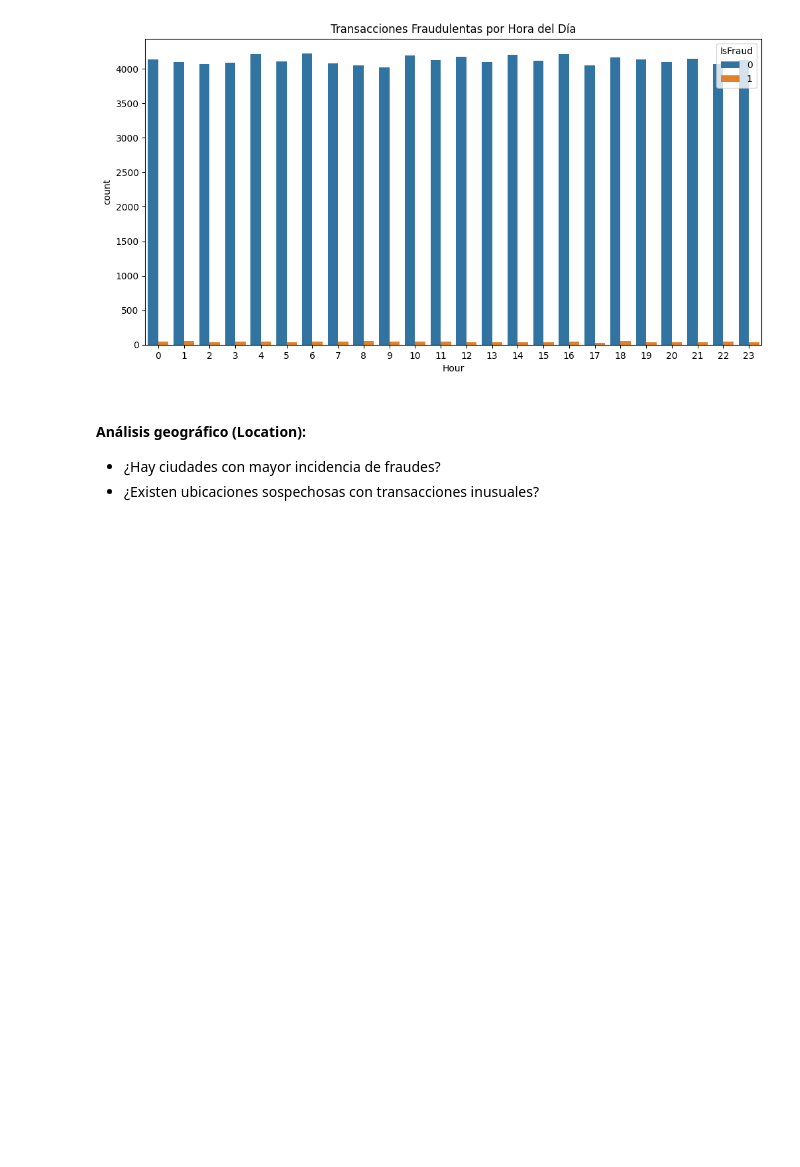
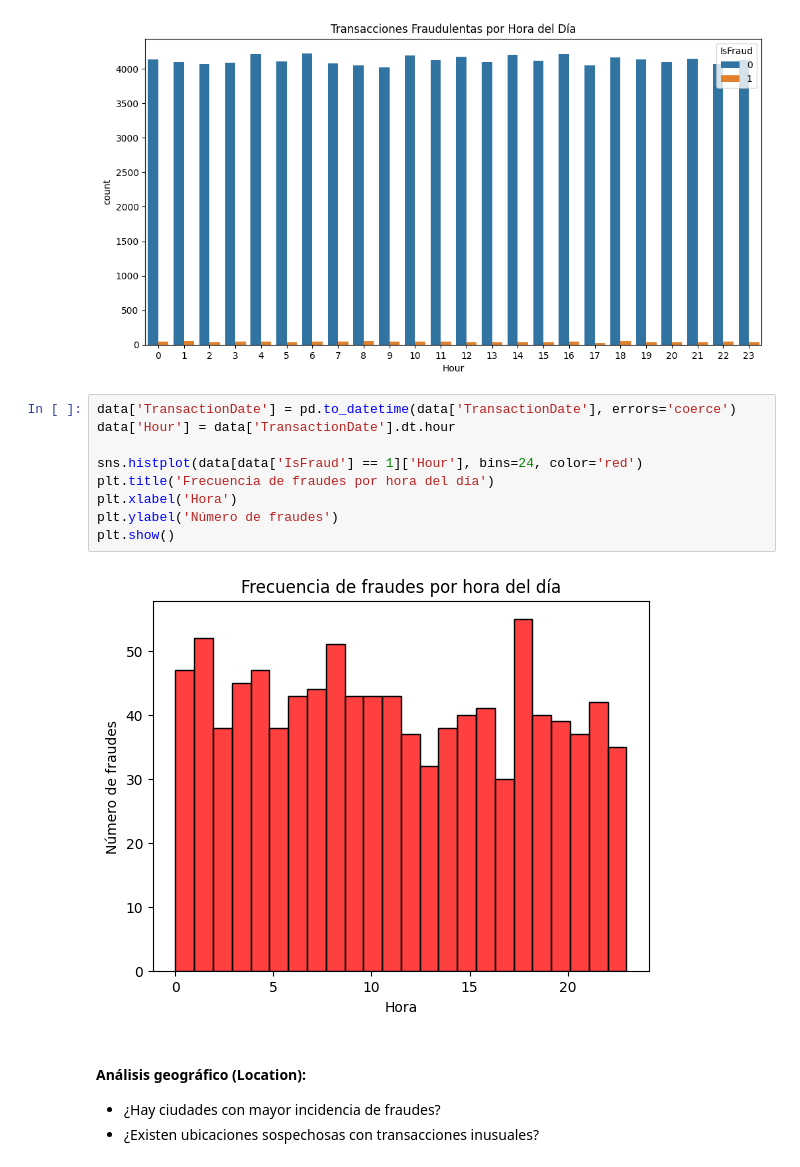
Before and after one commit to angemaria25/credit-card-fraud-detection, a Jupyter notebook: main.ipynb, the cells around one changed output. Drawn from its saved outputs; the diff is of its cells as text; blank space fills up the shorter version.

```diff
--- a/main.ipynb
+++ b/main.ipynb
@@ -137,6 +227,17 @@ plt.title('Transacciones Fraudulentas por Hora del Día')
 plt.show()
 # %% [output]
 [figure]
+# %%
+data['TransactionDate'] = pd.to_datetime(data['TransactionDate'], errors='coerce')
+data['Hour'] = data['TransactionDate'].dt.hour
+
+sns.histplot(data[data['IsFraud'] == 1]['Hour'], bins=24, color='red')
+plt.title('Frecuencia de fraudes por hora del día')
+plt.xlabel('Hora')
+plt.ylabel('Número de fraudes')
+plt.show()
+# %% [output]
+[figure, added]
 # %% [markdown]
 #### Análisis geográfico (Location):
 - ¿Hay ciudades con mayor incidencia de fraudes?
```
Also changed, not shown: parts of 39 cells of this notebook, 1 other file.
